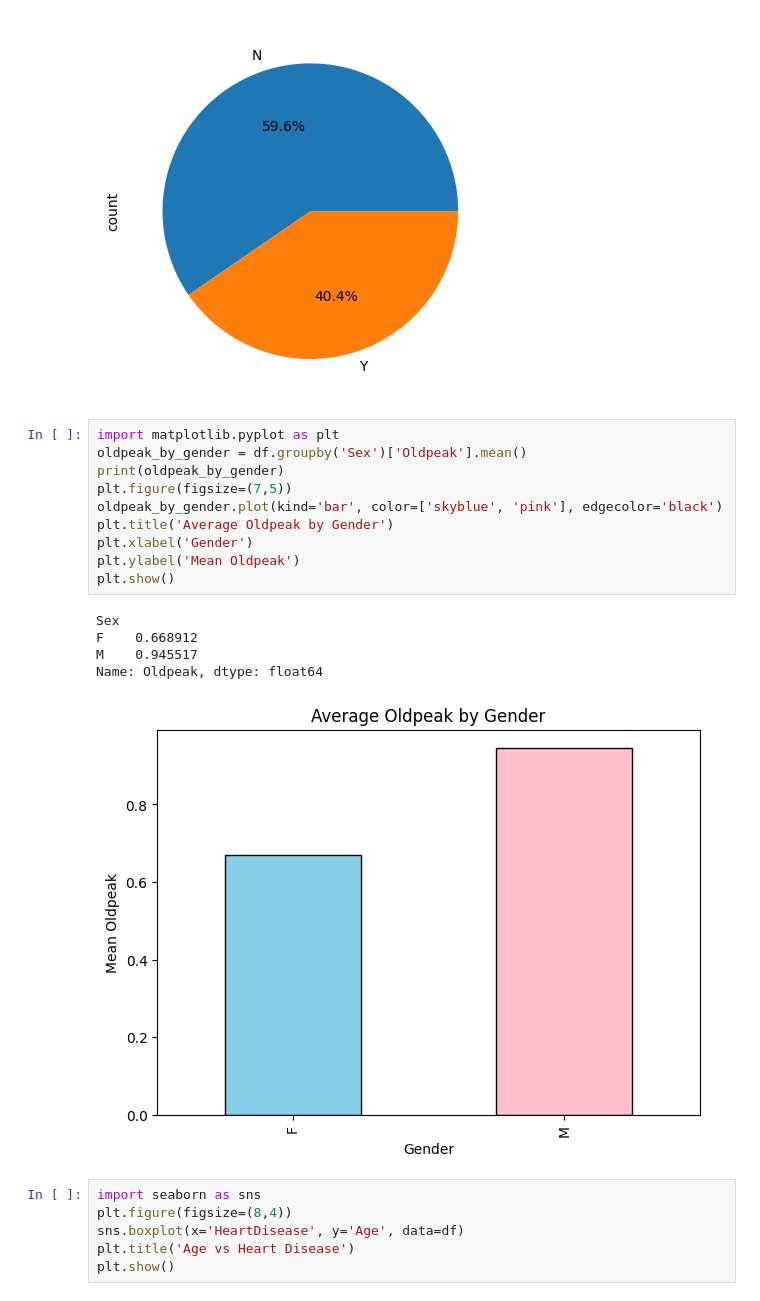
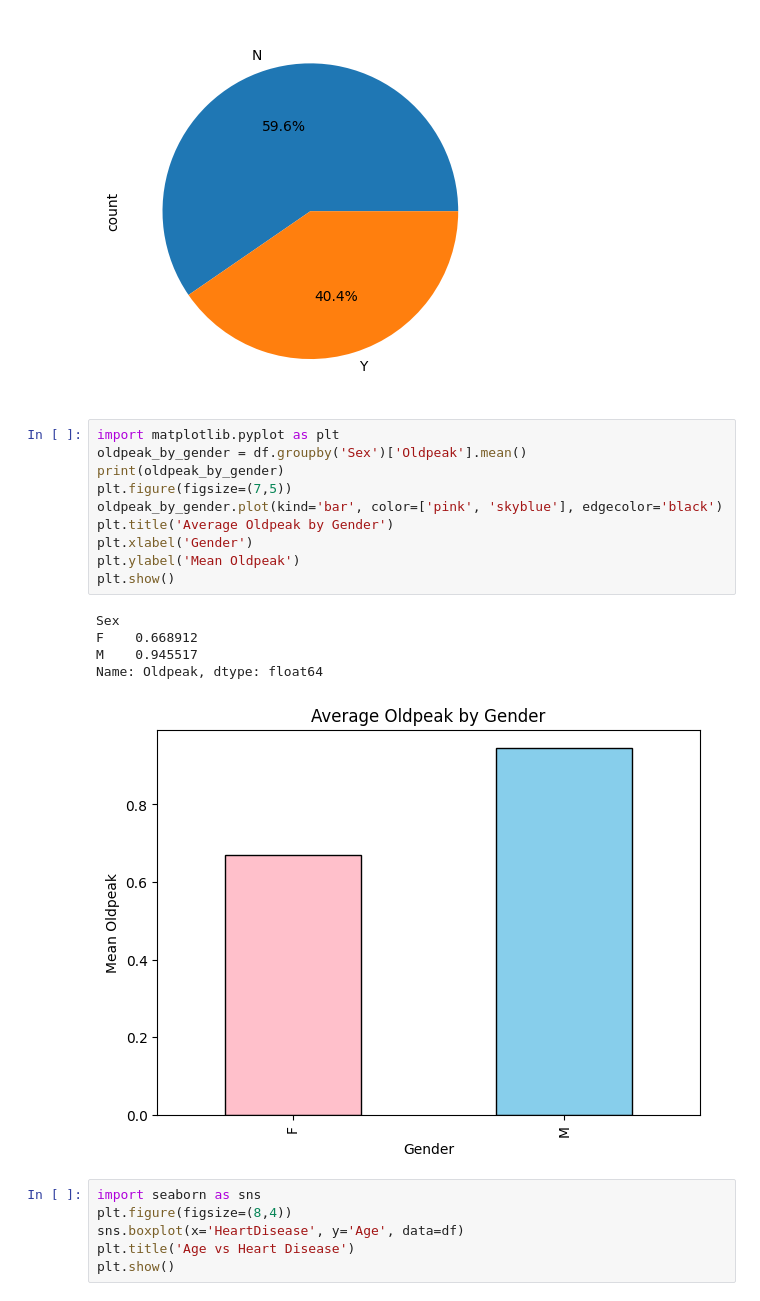
Before and after one commit to nehaljain21/Heart_Disease_EDA, a Jupyter notebook: HeartDisease.ipynb, the cells around one changed output. Cells and saved outputs as stored; diff of their text form.

```diff
--- a/HeartDisease.ipynb
+++ b/HeartDisease.ipynb
@@ -194,19 +203,19 @@ df['ExerciseAngina'].value_counts().plot(kind='pie',autopct='%1.1f%%')
 # %%
 import matplotlib.pyplot as plt
 oldpeak_by_gender = df.groupby('Sex')['Oldpeak'].mean()
 print(oldpeak_by_gender)
 plt.figure(figsize=(7,5))
-oldpeak_by_gender.plot(kind='bar', color=['skyblue', 'pink'], edgecolor='black')
+oldpeak_by_gender.plot(kind='bar', color=['pink', 'skyblue'], edgecolor='black')
 plt.title('Average Oldpeak by Gender')
 plt.xlabel('Gender')
 plt.ylabel('Mean Oldpeak')
 plt.show()
 # %% [output]
 Sex
 F    0.668912
 M    0.945517
 Name: Oldpeak, dtype: float64
-[figure, old version]
+[figure, new version]
 # %%
 import seaborn as sns
 plt.figure(figsize=(8,4))
```
Also changed, not shown: parts of 3 cells of this notebook.
